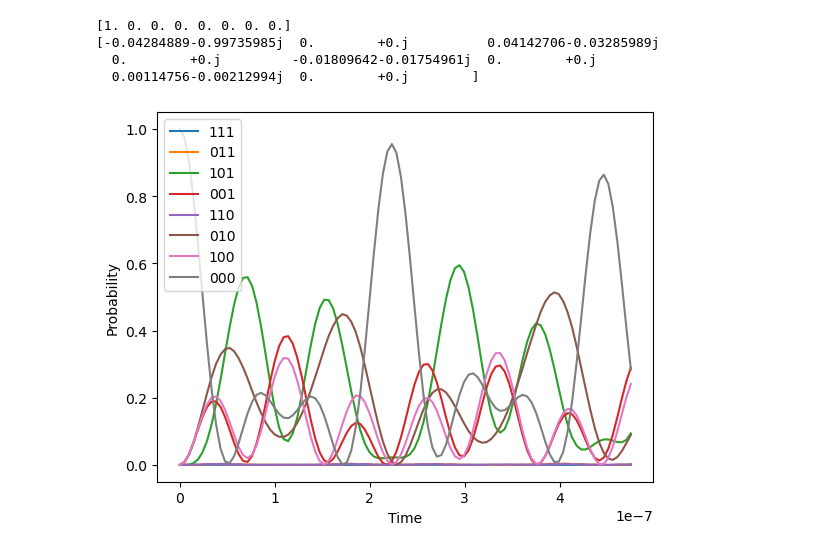
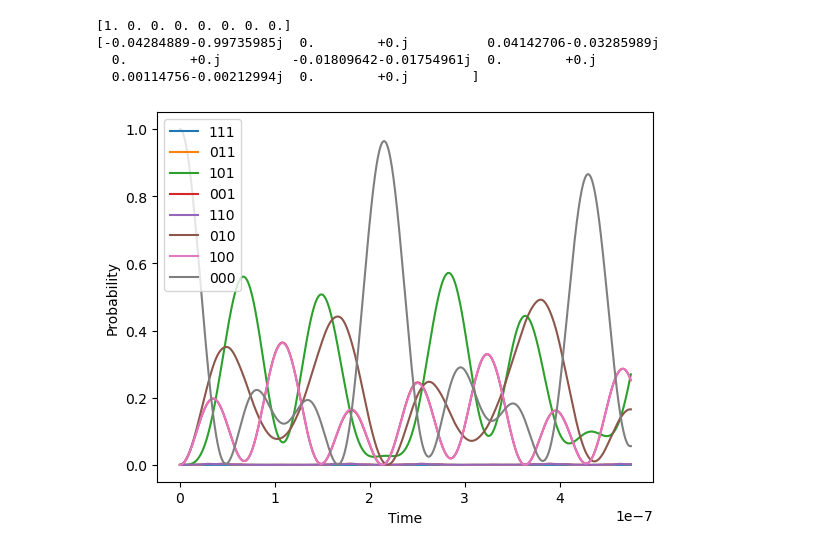
Before and after one commit to 1dividedby0/rabbit, a Jupyter notebook: mps.ipynb, the cells around one changed output. Drawn from its saved outputs; the diff is of its cells as text; code cells hidden in the pictures.

```diff
--- a/mps.ipynb
+++ b/mps.ipynb
@@ -645,15 +654,13 @@ print(reconstruct(initial))
   0.        +0.j         -0.01809642-0.01754961j  0.        +0.j
   0.00114756-0.00212994j  0.        +0.j        ]
 # %%
+# construct Hamiltonian
 rabi_f = 2*np.pi*6.4*(10**6) # rabi frequency for Rydberg to ground state cycles (Hz)
 V_nn = 2*np.pi*60*(10**6) # nearest neighbors interaction strength (Hz) (ref page 180, strongly interacting pairs)
 V_nnn = 2*np.pi*2.3*(10**6) # next nearest neighbors interaction strength (Hz)
-time = 475*(10**-9)
-steps = 100
-tlist = np.linspace(0.0, time, steps+1)
+time_ = 475*(10**-9)
+steps = 5000
 N = 3
-
-initial_state = mps(tensor_list([[[0], [1]]] * N))
 
 nn = np.array([0,0,V_nn])
 nnn = np.array([0, 0, V_nnn])
@@ -665,17 +672,3 @@ def onsite_weight(pos, dir):
         return 0
     else:
         return -0.5*on_site_detuning(pos, N, V_nn, V_nnn)
-
-evs = np.array(swap_tebd(onsite_weight, 0.25*nn, 0.25*nnn, initial_state, steps, time))
-for i in range(len(evs)):
-    evs[i] = np.abs(evs[i])**2
-
-plt.figure()
-for s in range(8):
-   plt.plot(tlist, evs[:, s])
-plt.legend(('111', '011', '101', '001', '110', '010', '100', '000'))
-plt.xlabel('Time')
-plt.ylabel('Probability')
-plt.show()
-# %% [output]
-[figure, removed]
@@ -717,0 +675,18 @@ print(reconstruct(initial))
+# %%
+initial_state = mps(tensor_list([[[0], [1]]] * N))
+
+tlist = np.linspace(0.0, time_, steps+1)
+
+evs = np.array(swap_tebd(onsite_weight, 0.25*nn, 0.25*nnn, initial_state, steps, time_))
+for i in range(len(evs)):
+    evs[i] = np.abs(evs[i])**2
+
+plt.figure()
+for s in range(8):
+   plt.plot(tlist, evs[:, s])
+plt.legend(('111', '011', '101', '001', '110', '010', '100', '000'))
+plt.xlabel('Time')
+plt.ylabel('Probability')
+plt.show()
+# %% [output]
+[figure, added]
```
Also changed, not shown: parts of 5 cells of this notebook.
